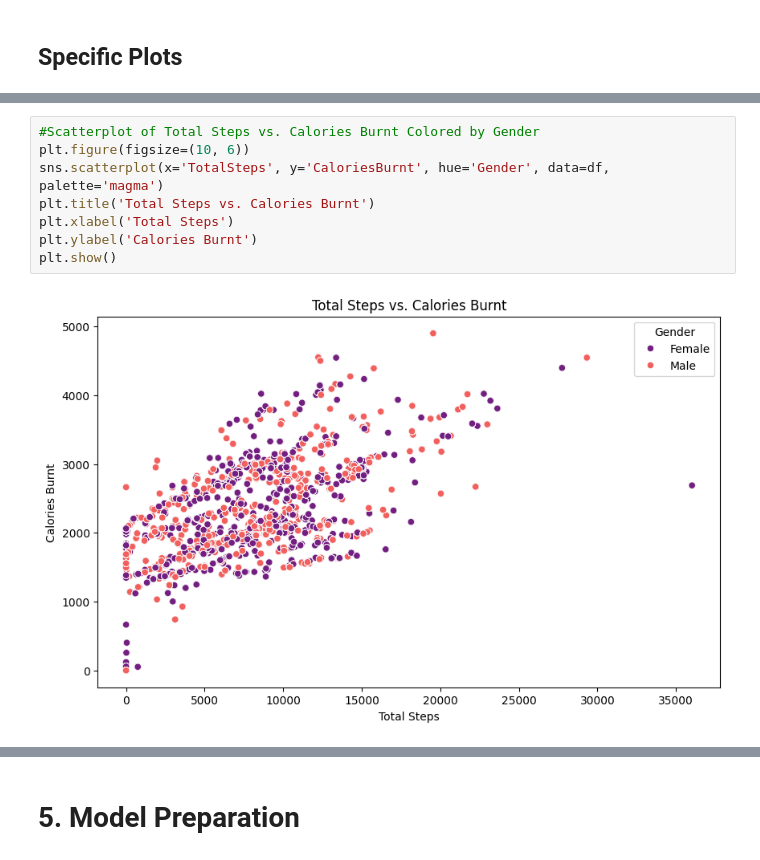
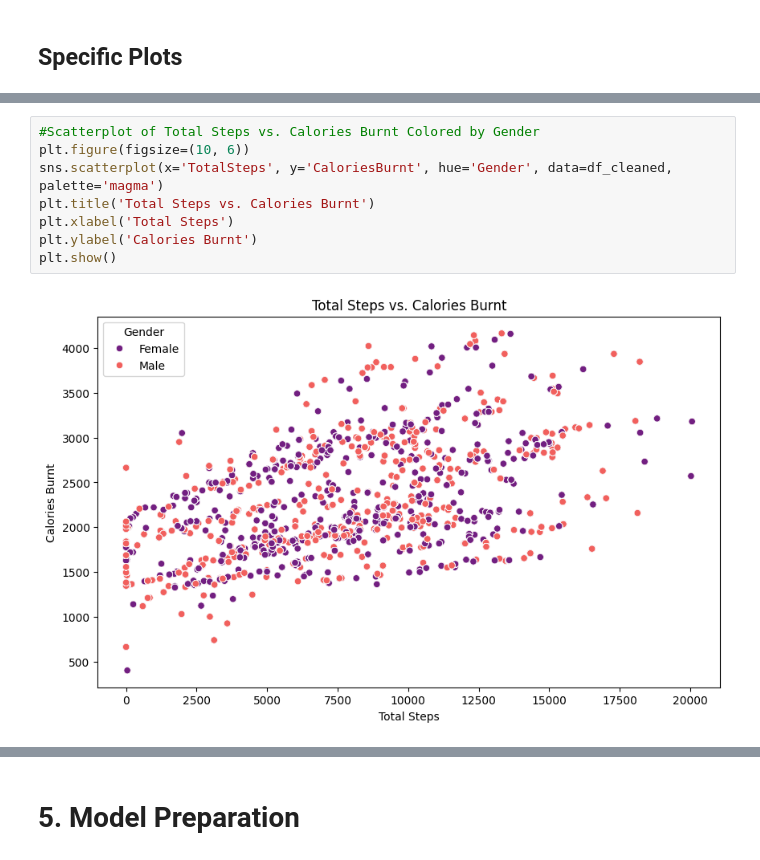
Before and after one commit to Haritha-PV/Haritha-P-V_Scifor, a Jupyter notebook: Main_Project/Machine Learning Model/FitnessTrackerSystem.ipynb, the cells around one changed output, grey strips where cells are left out. Saved outputs shown, nothing was run; the diff lists cells and outputs as text.

```diff
--- a/Main_Project/Machine Learning Model/FitnessTrackerSystem.ipynb
+++ b/Main_Project/Machine Learning Model/FitnessTrackerSystem.ipynb
@@ -351,13 +375,13 @@ plt.show()
 # %%
 #Scatterplot of Total Steps vs. Calories Burnt Colored by Gender
 plt.figure(figsize=(10, 6))
-sns.scatterplot(x='TotalSteps', y='CaloriesBurnt', hue='Gender', data=df, palette='magma')
+sns.scatterplot(x='TotalSteps', y='CaloriesBurnt', hue='Gender', data=df_cleaned, palette='magma')
 plt.title('Total Steps vs. Calories Burnt')
 plt.xlabel('Total Steps')
 plt.ylabel('Calories Burnt')
 plt.show()
 # %% [output]
-[figure, old version]
+[figure, new version]
 # %%
 #Pie Chart Showing the Distribution of Activity by Day of the Week
 # Count the number of entries for each day of the week
```
Also changed, not shown: parts of 29 cells of this notebook.
